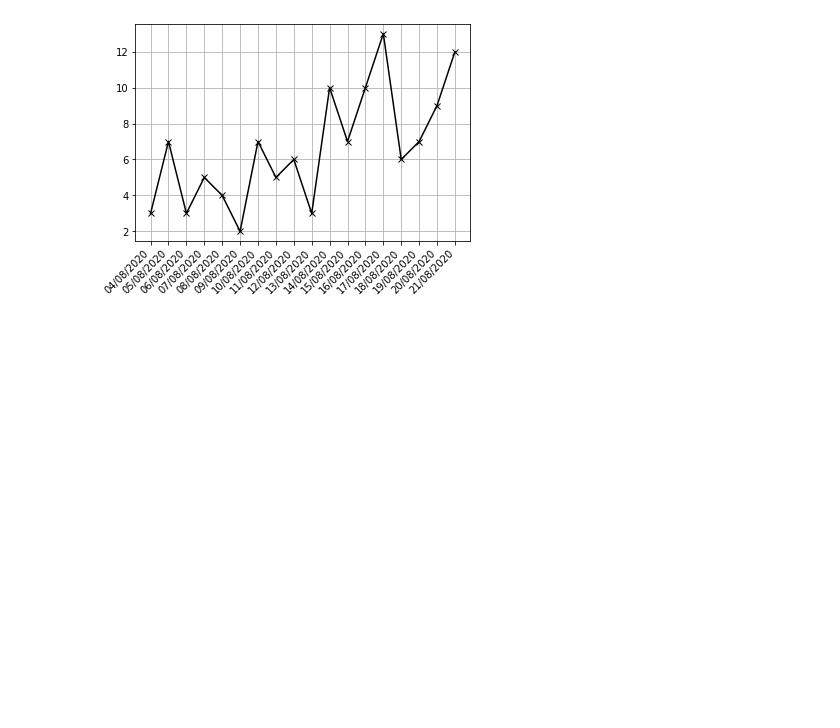
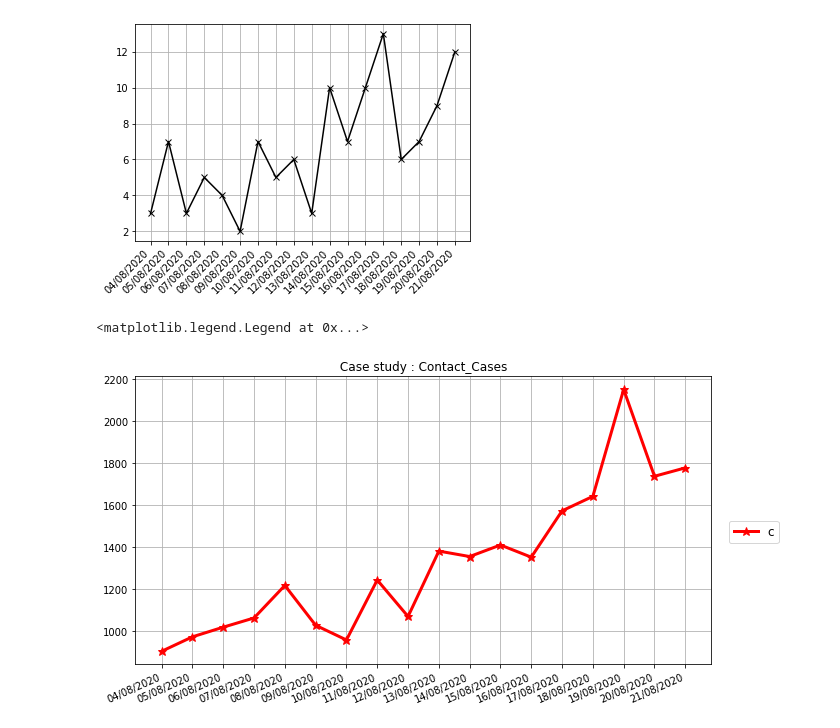
Before and after one commit to shaheennamboori/CovidData_From_Aug04, a Jupyter notebook: Analysis_Statewise/Analysis.ipynb, the cells around one changed output. Saved outputs shown, nothing was run; the diff lists cells and outputs as text; code cells hidden in the pictures; blank space fills up the shorter version.

Commit message:
data 21/08/2020 with contact cases analysis

```diff
--- a/Analysis_Statewise/Analysis.ipynb
+++ b/Analysis_Statewise/Analysis.ipynb
@@ -204,3 +201,15 @@ fig3.savefig('Analysis_Death_rate.jpg',
             format='jpeg',
             dpi=100,
             bbox_inches='tight')
+# %%
+fig_contact = plt.figure(figsize=(10,5))
+axes = fig_contact.add_axes([0.1,0.1,0.8,0.8])
+axes.plot(data['date'],data['contact_cases'],'-r*',linewidth=3, markersize=9)
+plt.xticks(rotation=24,ha='right')
+plt.title(' Case study : Contact_Cases ')
+plt.grid(True)
+plt.figlegend(labels=('contact_cases'),loc='center right',fontsize='large')
+#fig_contact.savefig('OverallAnalysis.jpg')
+# %% [output]
+<matplotlib.legend.Legend at 0x...>
+[figure, added]
```
Also changed, not shown: parts of 3 cells of this notebook, 1 other file.
